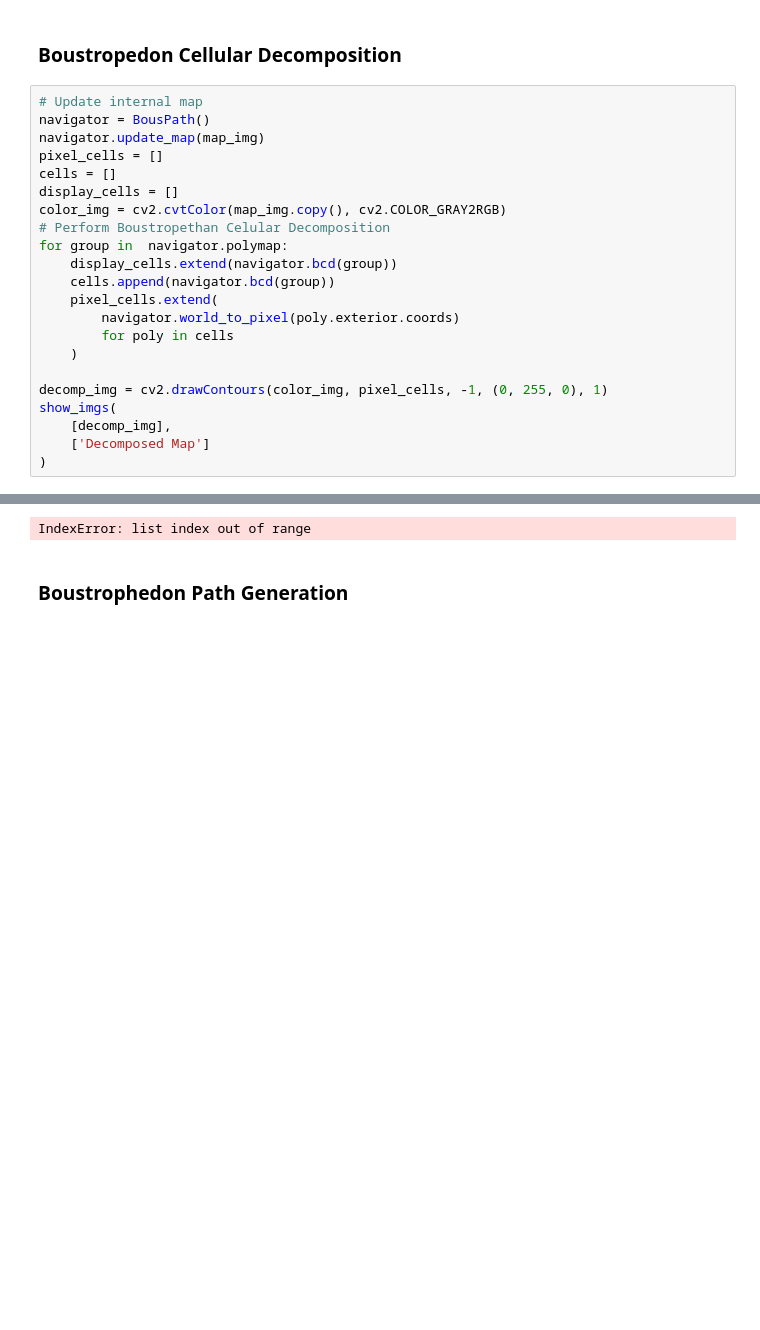
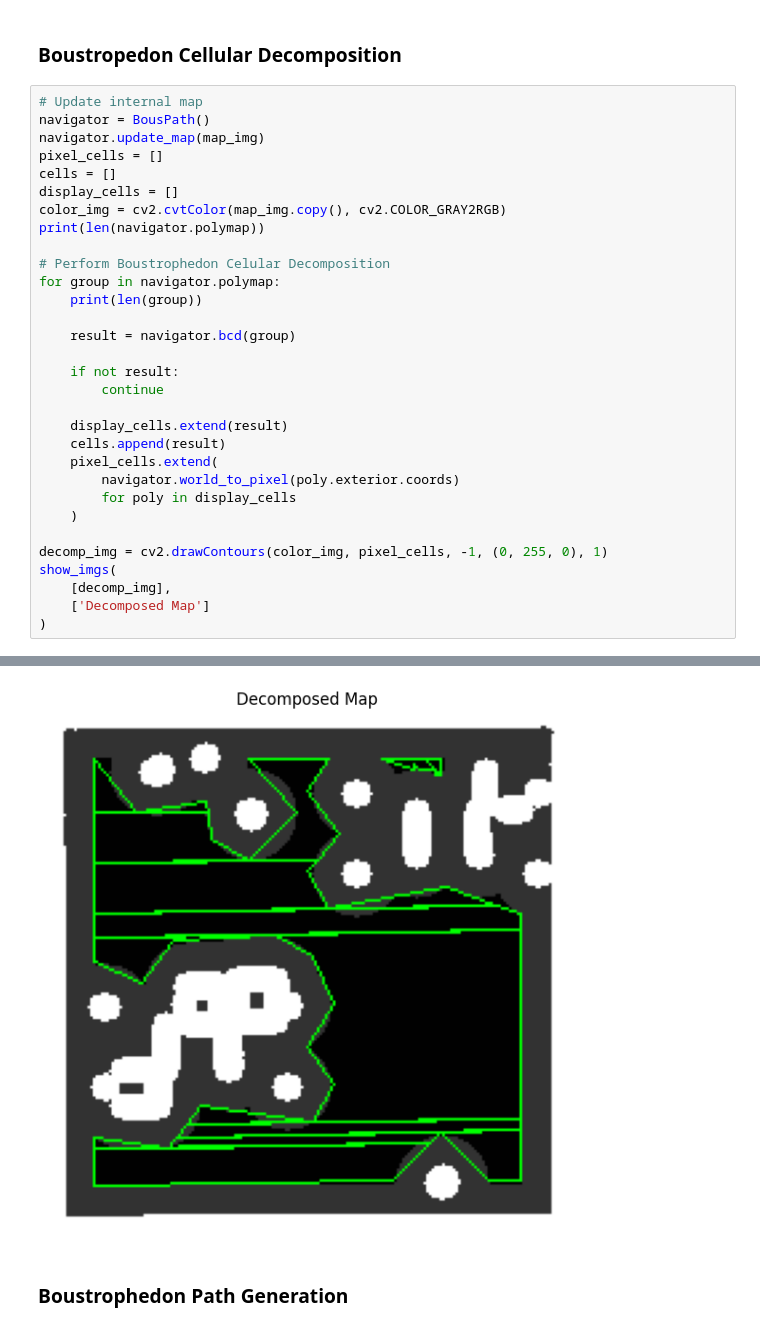
Before and after one commit to machine0herald/Mirte_Lab_Clean, a Jupyter notebook: mirte_lc_nav2/mirte_lc_nav2/test_nav.ipynb, the cells around one changed output, grey strips where cells are left out. Cells and saved outputs as stored; diff of their text form; blank space fills up the shorter version.

```diff
--- a/mirte_lc_nav2/mirte_lc_nav2/test_nav.ipynb
+++ b/mirte_lc_nav2/mirte_lc_nav2/test_nav.ipynb
@@ -86,13 +218,22 @@ pixel_cells = []
 cells = []
 display_cells = []
 color_img = cv2.cvtColor(map_img.copy(), cv2.COLOR_GRAY2RGB)
-# Perform Boustropethan Celular Decomposition
-for group in  navigator.polymap:
-    display_cells.extend(navigator.bcd(group))
-    cells.append(navigator.bcd(group))
+print(len(navigator.polymap))
+
+# Perform Boustrophedon Celular Decomposition
+for group in navigator.polymap:
+    print(len(group))
+
+    result = navigator.bcd(group)
+
+    if not result:
+        continue
+
+    display_cells.extend(result)
+    cells.append(result)
     pixel_cells.extend(
         navigator.world_to_pixel(poly.exterior.coords)
-        for poly in cells
+        for poly in display_cells
     )
 
 decomp_img = cv2.drawContours(color_img, pixel_cells, -1, (0, 255, 0), 1)
@@ -108,4 +257,4 @@ map decomposed, publishing decomposition
-IndexError: list index out of range
+[figure, added]
 # %% [markdown]
 ### Boustrophedon Path Generation
 # %%
```
Also changed, not shown: parts of 10 cells of this notebook, 15 other files.
